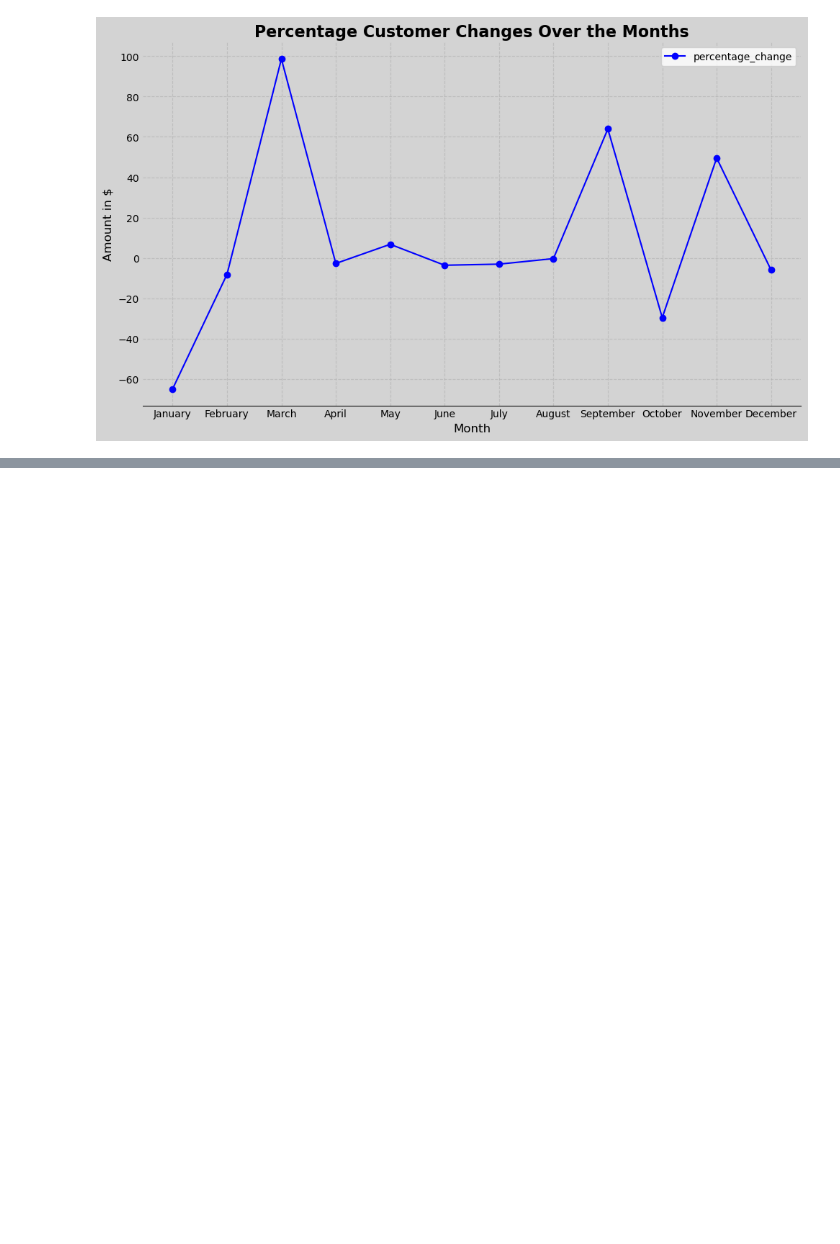
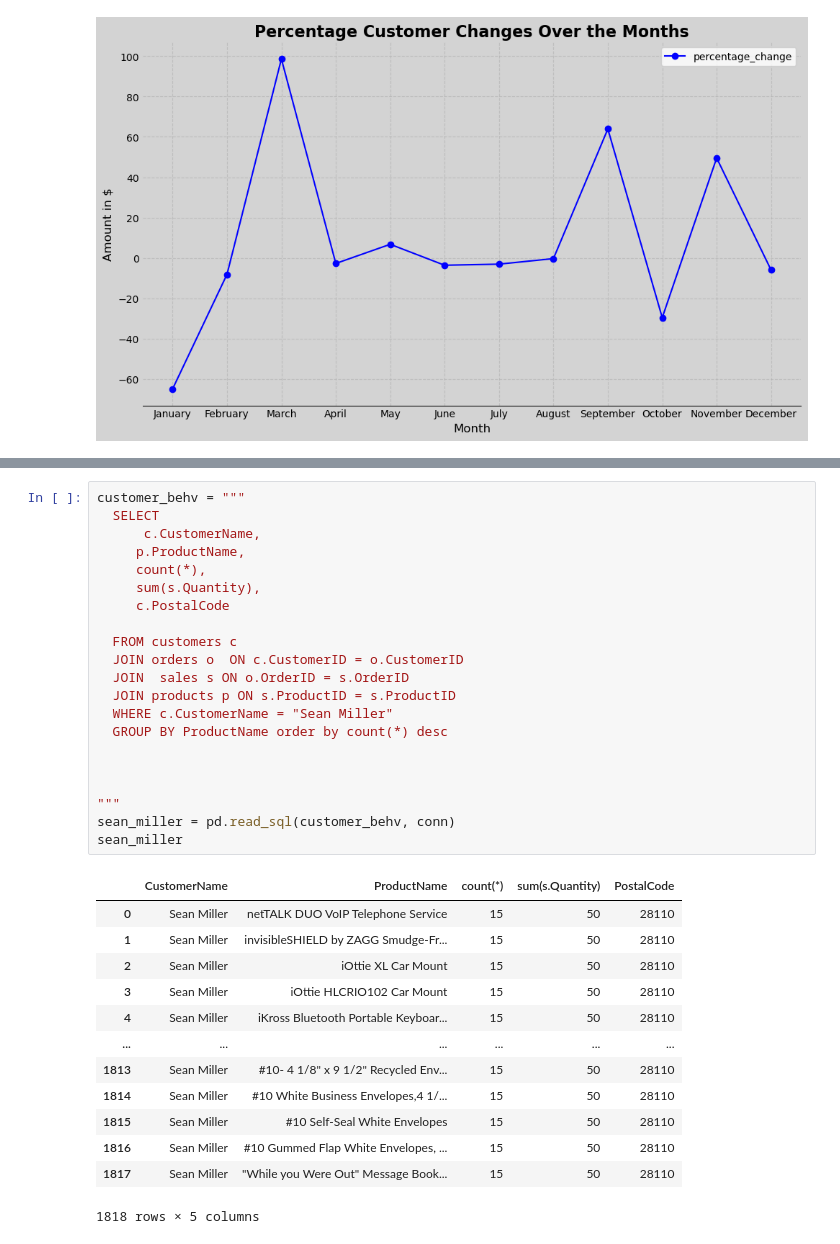
Before and after one commit to Rojhak/BI_analysis, a Jupyter notebook: eda_superstore.ipynb, the cells around one changed output, grey strips where cells are left out. Saved outputs shown, nothing was run; the diff lists cells and outputs as text; blank space fills up the shorter version.

```diff
--- a/eda_superstore.ipynb
+++ b/eda_superstore.ipynb
@@ -421,0 +449,35 @@ plt.show()
+# %%
+customer_behv = """
+  SELECT
+      c.CustomerName,
+     p.ProductName,
+     count(*),
+     sum(s.Quantity),
+     c.PostalCode
+
+  FROM customers c
+  JOIN orders o  ON c.CustomerID = o.CustomerID
+  JOIN  sales s ON o.OrderID = s.OrderID
+  JOIN products p ON s.ProductID = s.ProductID
+  WHERE c.CustomerName = "Sean Miller"
+  GROUP BY ProductName order by count(*) desc
+
+
+
+"""
+sean_miller = pd.read_sql(customer_behv, conn)
+sean_miller
+# %% [output]
+|  | CustomerName | ProductName | count(*) | sum(s.Quantity) | PostalCode |
+| 0 | Sean Miller | netTALK DUO VoIP Telephone Service | 15 | 50 | 28110 |
+| 1 | Sean Miller | invisibleSHIELD by ZAGG Smudge-Fr... | 15 | 50 | 28110 |
+| 2 | Sean Miller | iOttie XL Car Mount | 15 | 50 | 28110 |
+| 3 | Sean Miller | iOttie HLCRIO102 Car Mount | 15 | 50 | 28110 |
+| 4 | Sean Miller | iKross Bluetooth Portable Keyboar... | 15 | 50 | 28110 |
+| ... | ... | ... | ... | ... | ... |
+| 1813 | Sean Miller | #10- 4 1/8" x 9 1/2" Recycled Env... | 15 | 50 | 28110 |
+| 1814 | Sean Miller | #10 White Business Envelopes,4 1/... | 15 | 50 | 28110 |
+| 1815 | Sean Miller | #10 Self-Seal White Envelopes | 15 | 50 | 28110 |
+| 1816 | Sean Miller | #10 Gummed Flap White Envelopes, ... | 15 | 50 | 28110 |
+| 1817 | Sean Miller | "While you Were Out" Message Book... | 15 | 50 | 28110 |
+1818 rows × 5 columns
```
Also changed, not shown: parts of 4 cells of this notebook.
